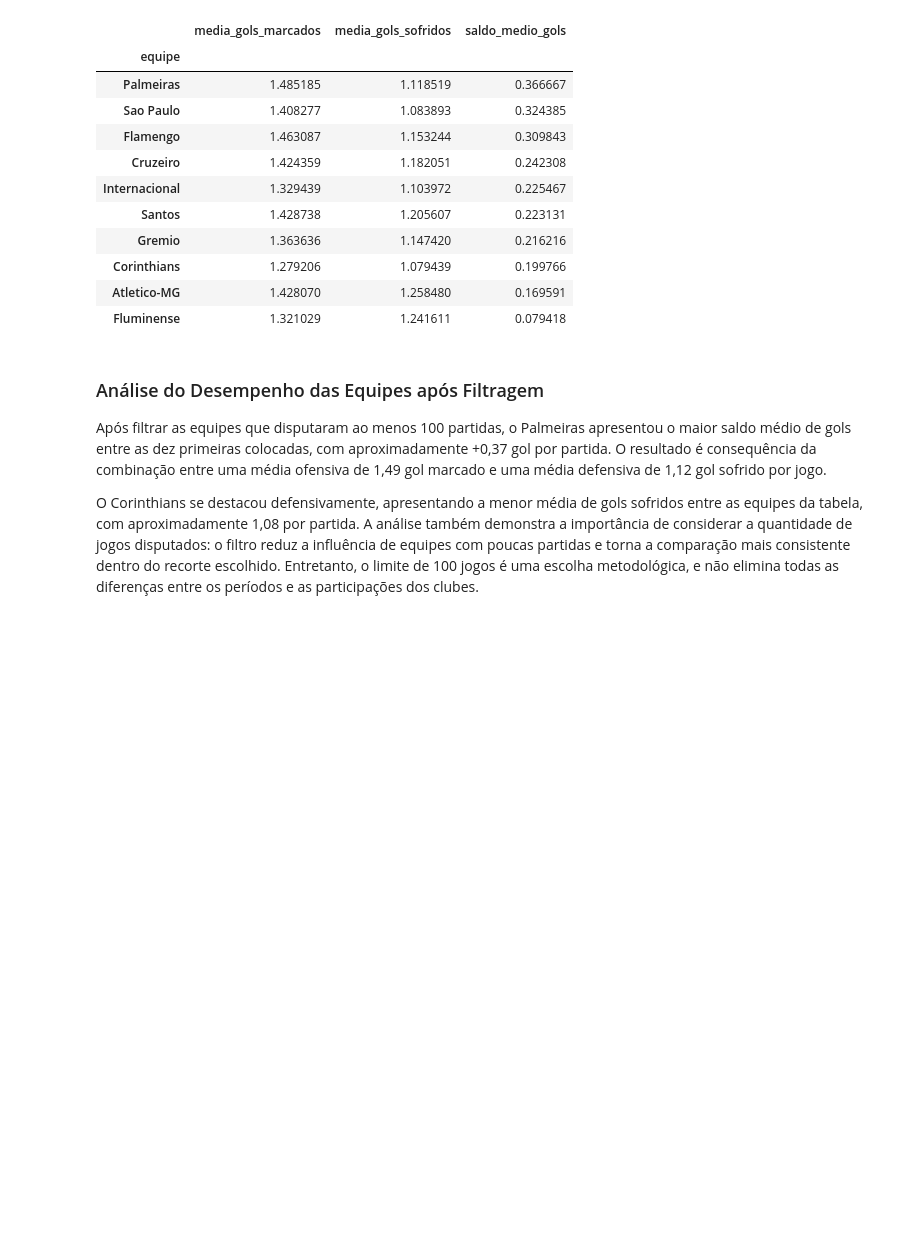
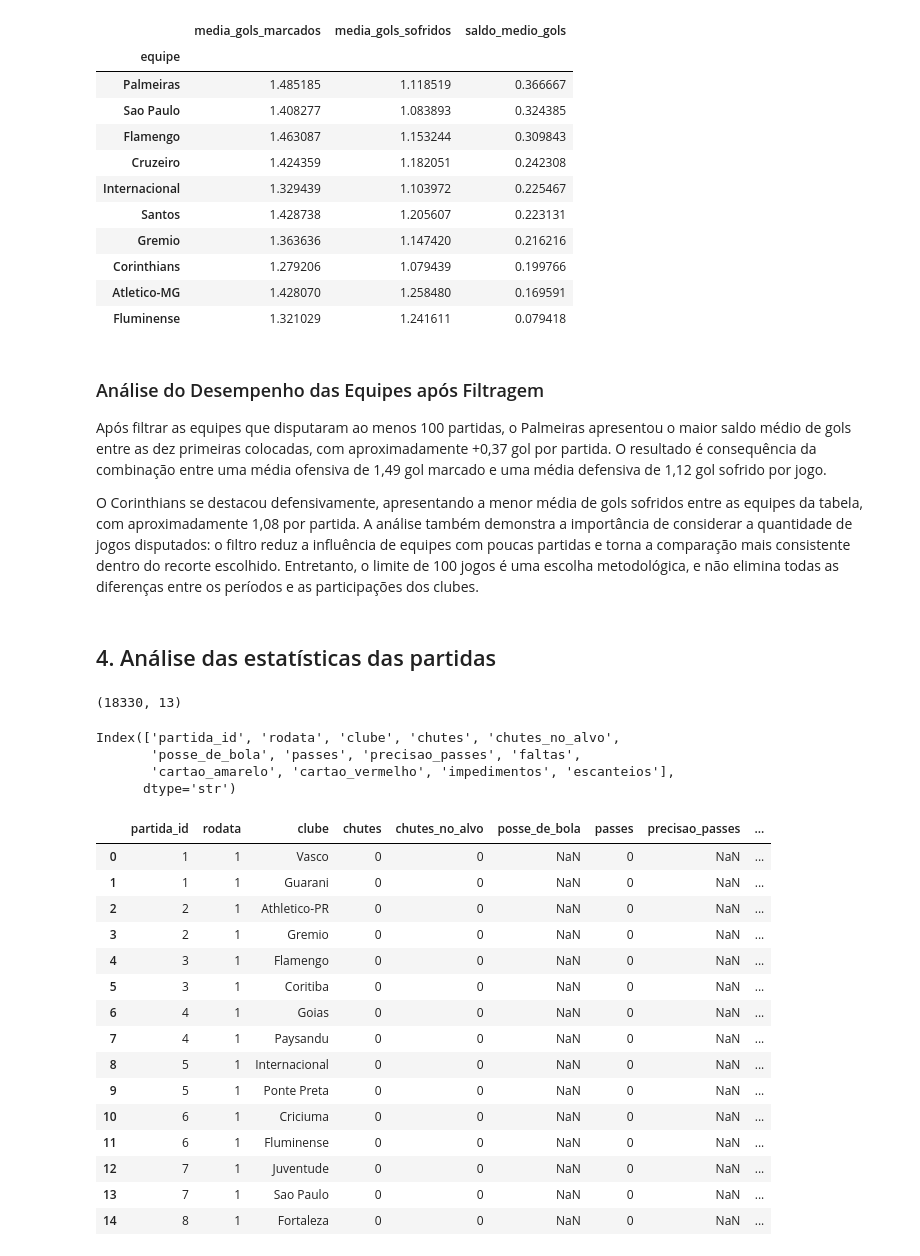
Before and after one commit to LuizFernand018/brasileirao-analytics, a Jupyter notebook: notebooks/01_exploracao_inicial.ipynb, the cells around one changed output. Saved outputs shown, nothing was run; the diff lists cells and outputs as text; code cells hidden in the pictures; blank space fills up the shorter version.

```diff
--- a/notebooks/01_exploracao_inicial.ipynb
+++ b/notebooks/01_exploracao_inicial.ipynb
@@ -746,3 +746,36 @@ equipes_filtradas.sort_values(by="saldo_medio_gols", ascending=False).head(10)[[
 Após filtrar as equipes que disputaram ao menos 100 partidas, o Palmeiras apresentou o maior saldo médio de gols entre as dez primeiras colocadas, com aproximadamente +0,37 gol por partida. O resultado é consequência da combinação entre uma média ofensiva de 1,49 gol marcado e uma média defensiva de 1,12 gol sofrido por jogo.
 
 O Corinthians se destacou defensivamente, apresentando a menor média de gols sofridos entre as equipes da tabela, com aproximadamente 1,08 por partida. A análise também demonstra a importância de considerar a quantidade de jogos disputados: o filtro reduz a influência de equipes com poucas partidas e torna a comparação mais consistente dentro do recorte escolhido. Entretanto, o limite de 100 jogos é uma escolha metodológica, e não elimina todas as diferenças entre os períodos e as participações dos clubes.
+# %% [markdown]
+## 4. Análise das estatísticas das partidas
+# %%
+df_estatisticas = pd.read_csv("../data/raw/campeonato-brasileiro-estatisticas-full.csv")
+df_estatisticas.shape
+# %% [output]
+(18330, 13)
+# %%
+df_estatisticas.columns
+# %% [output]
+Index(['partida_id', 'rodata', 'clube', 'chutes', 'chutes_no_alvo',
+       'posse_de_bola', 'passes', 'precisao_passes', 'faltas',
+       'cartao_amarelo', 'cartao_vermelho', 'impedimentos', 'escanteios'],
+      dtype='str')
+# %%
+df_estatisticas.head(15)
+# %% [output]
+|  | partida_id | rodata | clube | chutes | chutes_no_alvo | posse_de_bola | passes | precisao_passes | ... |
+| 0 | 1 | 1 | Vasco | 0 | 0 | NaN | 0 | NaN | ... |
+| 1 | 1 | 1 | Guarani | 0 | 0 | NaN | 0 | NaN | ... |
+| 2 | 2 | 1 | Athletico-PR | 0 | 0 | NaN | 0 | NaN | ... |
+| 3 | 2 | 1 | Gremio | 0 | 0 | NaN | 0 | NaN | ... |
+| 4 | 3 | 1 | Flamengo | 0 | 0 | NaN | 0 | NaN | ... |
+| 5 | 3 | 1 | Coritiba | 0 | 0 | NaN | 0 | NaN | ... |
+| 6 | 4 | 1 | Goias | 0 | 0 | NaN | 0 | NaN | ... |
+| 7 | 4 | 1 | Paysandu | 0 | 0 | NaN | 0 | NaN | ... |
+| 8 | 5 | 1 | Internacional | 0 | 0 | NaN | 0 | NaN | ... |
+| 9 | 5 | 1 | Ponte Preta | 0 | 0 | NaN | 0 | NaN | ... |
+| 10 | 6 | 1 | Criciuma | 0 | 0 | NaN | 0 | NaN | ... |
+| 11 | 6 | 1 | Fluminense | 0 | 0 | NaN | 0 | NaN | ... |
+| 12 | 7 | 1 | Juventude | 0 | 0 | NaN | 0 | NaN | ... |
+| 13 | 7 | 1 | Sao Paulo | 0 | 0 | NaN | 0 | NaN | ... |
+| 14 | 8 | 1 | Fortaleza | 0 | 0 | NaN | 0 | NaN | ... |
```
Also changed, not shown: parts of 21 cells of this notebook.
